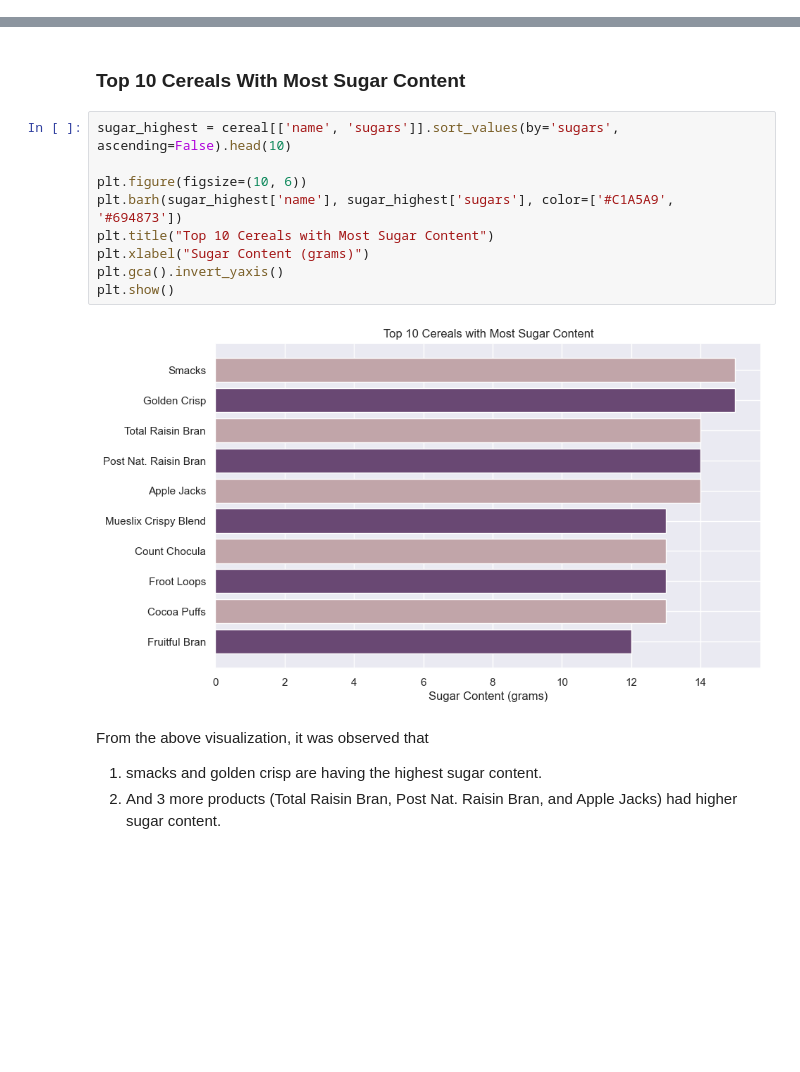
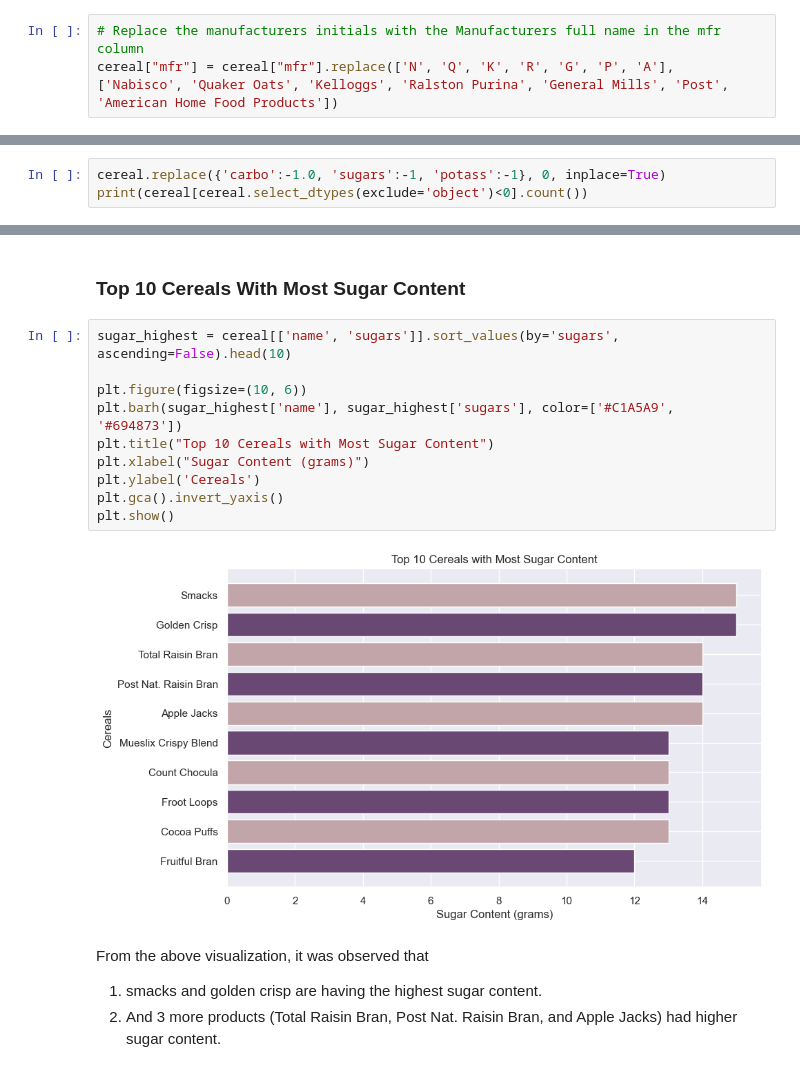
Before and after one commit to Awanieva/Team-InsightHub, a Jupyter notebook: Cereal_Analysis.ipynb, the cells around one changed output, grey strips where cells are left out. Cells and saved outputs as stored; diff of their text form; blank space fills up the shorter version.

Commit message:
Simplified some codes and made changes to plots

```diff
--- a/Cereal_Analysis.ipynb
+++ b/Cereal_Analysis.ipynb
@@ -65,0 +68,3 @@ memory usage: 9.8+ KB
+# %%
+# Replace the manufacturers initials with the Manufacturers full name in the mfr column
+cereal["mfr"] = cereal["mfr"].replace(['N', 'Q', 'K', 'R', 'G', 'P', 'A'], ['Nabisco', 'Quaker Oats', 'Kelloggs', 'Ralston Purina', 'General Mills', 'Post', 'American Home Food Products'])
@@ -65,0 +112,3 @@ memory usage: 9.8+ KB
+# %%
+cereal.replace({'carbo':-1.0, 'sugars':-1, 'potass':-1}, 0, inplace=True)
+print(cereal[cereal.select_dtypes(exclude='object')<0].count())
@@ -133,14 +200,15 @@ From the above visualization, we can see that fiber has the highest correlation
 # %%
 sugar_highest = cereal[['name', 'sugars']].sort_values(by='sugars', ascending=False).head(10)
 
 plt.figure(figsize=(10, 6))
 plt.barh(sugar_highest['name'], sugar_highest['sugars'], color=['#C1A5A9', '#694873'])
 plt.title("Top 10 Cereals with Most Sugar Content")
 plt.xlabel("Sugar Content (grams)")
+plt.ylabel('Cereals')
 plt.gca().invert_yaxis()
 plt.show()
 # %% [output]
-[figure, old version]
+[figure, new version]
 # %% [markdown]
 From the above visualization, it was observed that
 1. smacks and golden crisp are having the highest sugar content.
```
Also changed, not shown: parts of 38 cells of this notebook, 4 other files.
